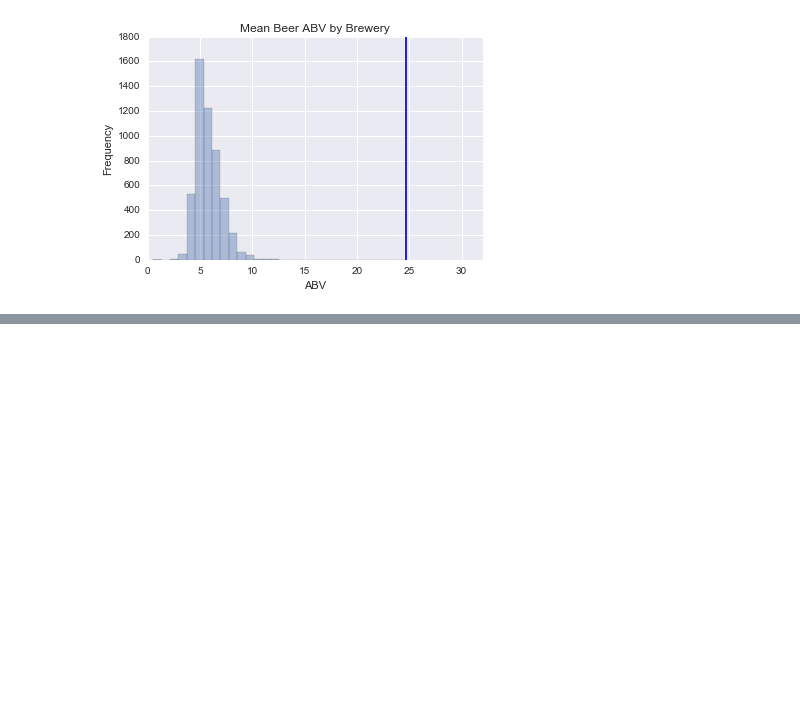
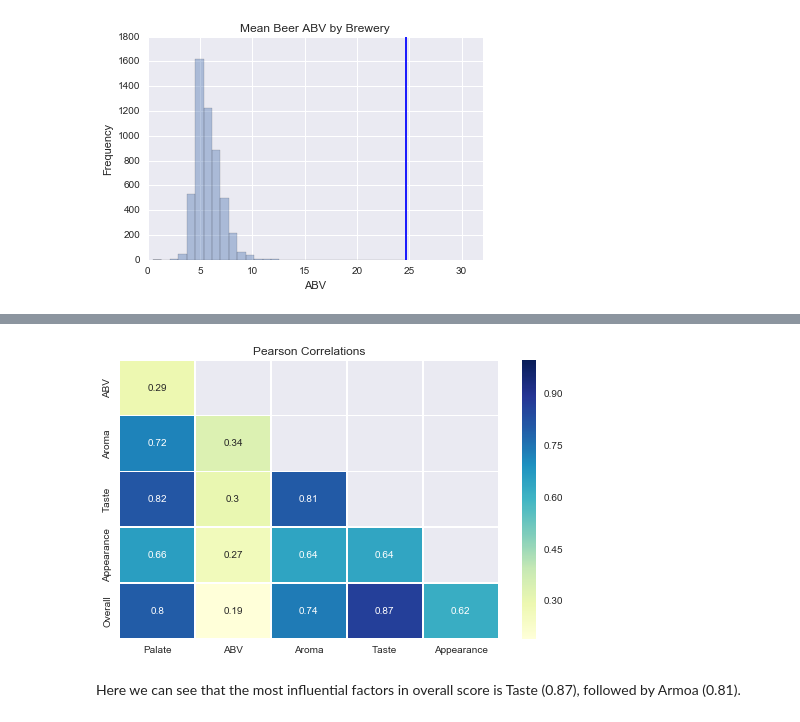
Before and after one commit to lukexyz/Beer-Review-Data-Exploration, a Jupyter notebook: br_part_1.ipynb, the cells around one changed output, grey strips where cells are left out. Cells and saved outputs as stored; diff of their text form; code cells hidden in the pictures; blank space fills up the shorter version.

```diff
--- a/br_part_1.ipynb
+++ b/br_part_1.ipynb
@@ -122,0 +243,10 @@ plt.show()
+# %%
+funcs = {'beer_beerid':'count',
+         'review_overall':'mean',
+         'review_aroma':'mean',
+         'review_taste':'mean',
+         'review_appearance':'mean',
+         'review_palate':'mean',
+         'beer_abv':'mean'}
+df1 = df.groupby('beer_beerid').agg(funcs)
+df1.head()
@@ -122,0 +272,25 @@ plt.show()
+# %%
+# NEXT TIME: FIX DF2-> CoR VALS THING!!
+
+# Removing 'beer_beerid' and finding correlation
+df2 = df1.iloc[:,0:6]
+df2.columns = ['Palate', 'ABV', 'Aroma', 'Taste', 'Appearance', 'Overall']
+cor_vals = df2.corr()
+cor_vals = cor_vals.iloc[1:6,0:5]
+#cor_vals.columns = ['Palate', 'ABV', 'Aroma', 'Taste', 'Appearance', 'Overall']
+
+
+# Generate a mask for the upper triangle
+mask = np.zeros_like(cor_vals, dtype=np.bool)
+mask[np.triu_indices_from(mask, k=1)] = True
+
+# Plot in seaborn
+plt.figure(figsize=(8.5, 5))
+sns.heatmap(cor_vals, mask=mask, annot=True, linewidths=.5, cmap="YlGnBu")
+
+plt.title("Pearson Correlations")
+plt.show()
+# %% [output]
+[figure, added]
+# %% [markdown]
+Here we can see that the most influential factors in overall score is Taste (0.87), followed by Armoa (0.81).
```
Also changed, not shown: parts of 18 cells of this notebook.
